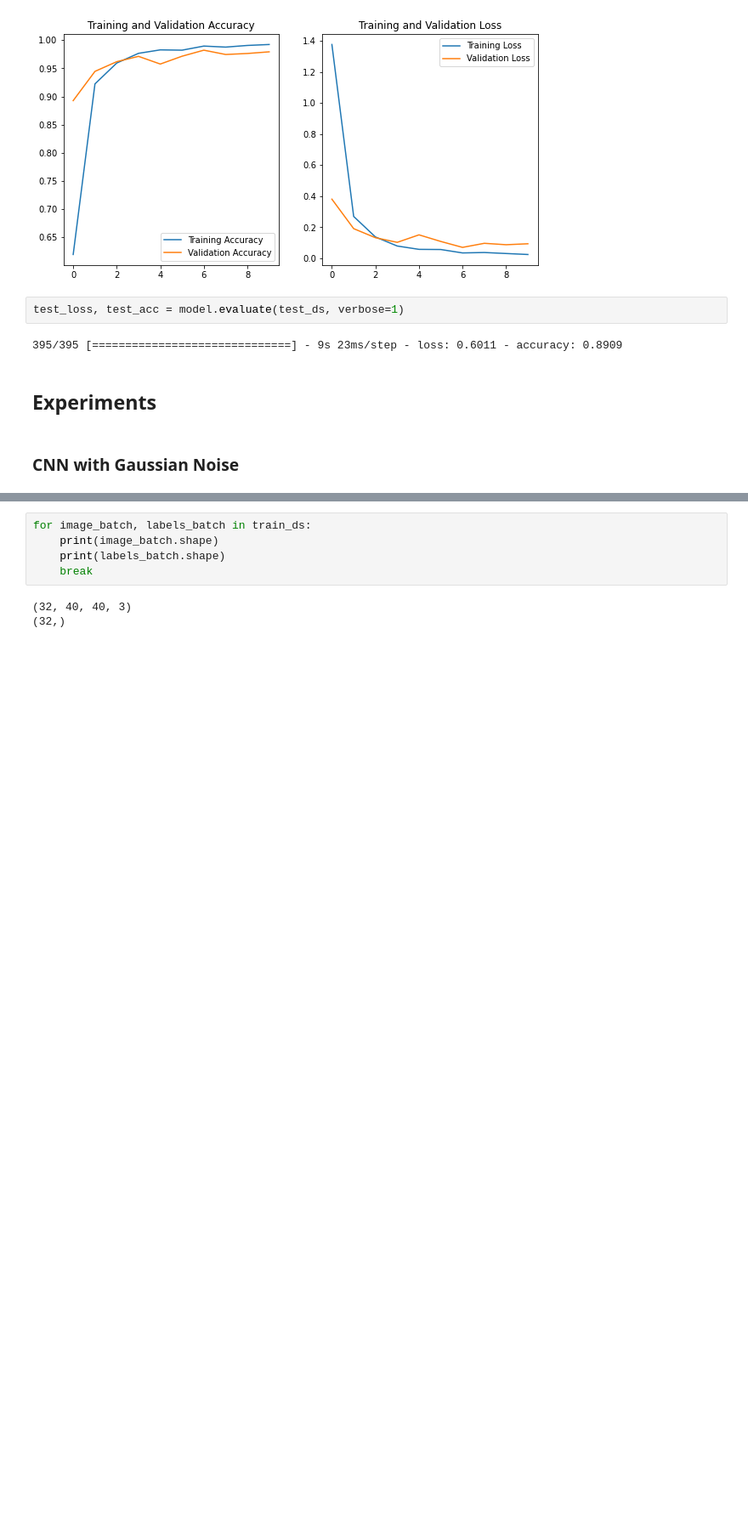
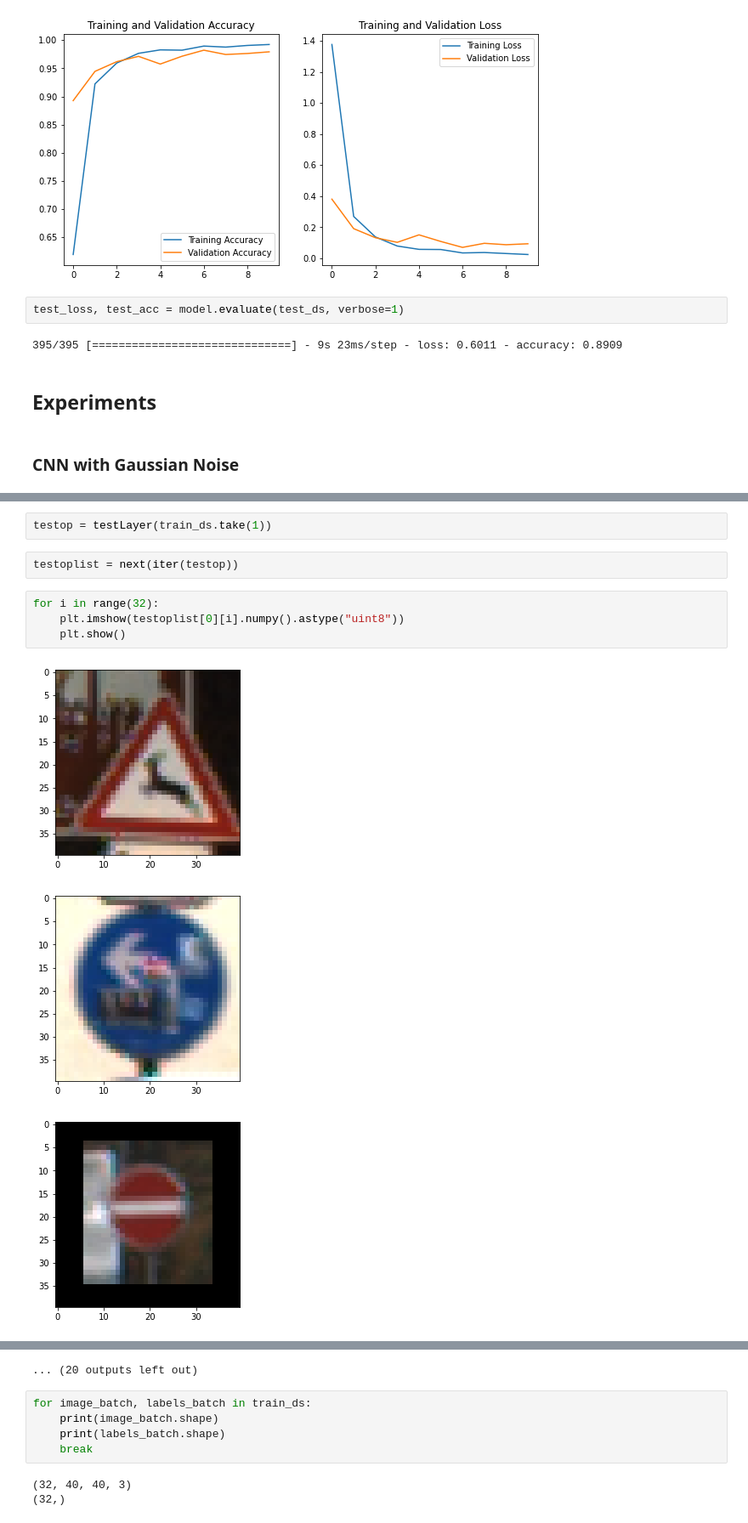
Before and after one commit to mehrotrasan16/NoisyGANMisclassifier, a Jupyter notebook: BaseLine_CNN.ipynb, the cells around one changed output, grey strips where cells are left out. Shown at 85% size. Drawn from its saved outputs; the diff is of its cells as text; blank space fills up the shorter version.

```diff
--- a/BaseLine_CNN.ipynb
+++ b/BaseLine_CNN.ipynb
@@ -454,0 +504,12 @@ test_loss, test_acc = model.evaluate(test_ds, verbose=1)
+# %%
+testop = testLayer(train_ds.take(1))
+# %%
+testoplist = next(iter(testop))
+# %%
+for i in range(32):
+    plt.imshow(testoplist[0][i].numpy().astype("uint8"))
+    plt.show()
+# %% [output]
+[figure, added]
+[figure, added]
+[figure, added]
@@ -455,3 +525,4 @@ test_loss, test_acc = model.evaluate(test_ds, verbose=1)
+... (20 outputs left out)
 # %%
 for image_batch, labels_batch in train_ds:
     print(image_batch.shape)
```
Also changed, not shown: parts of 37 cells of this notebook, 5 other files.
